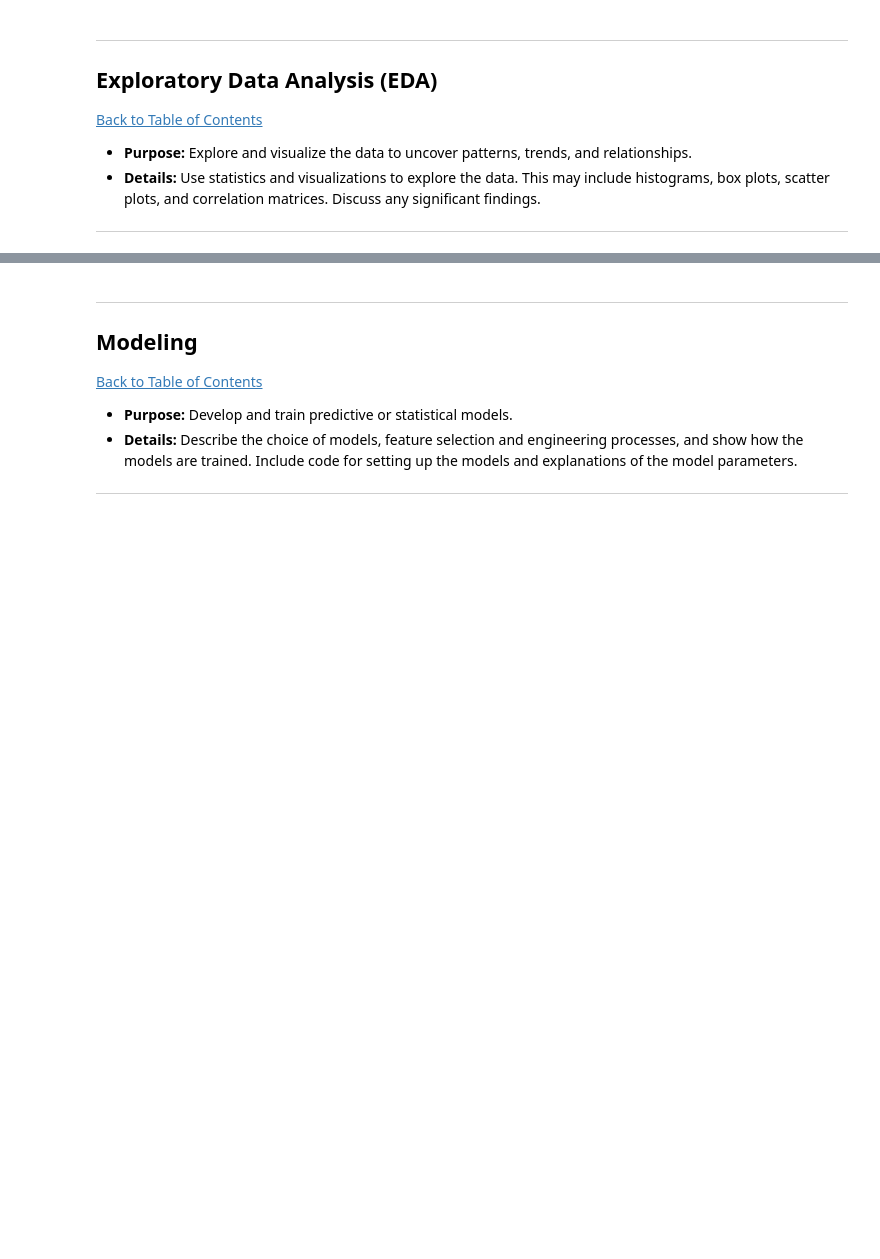
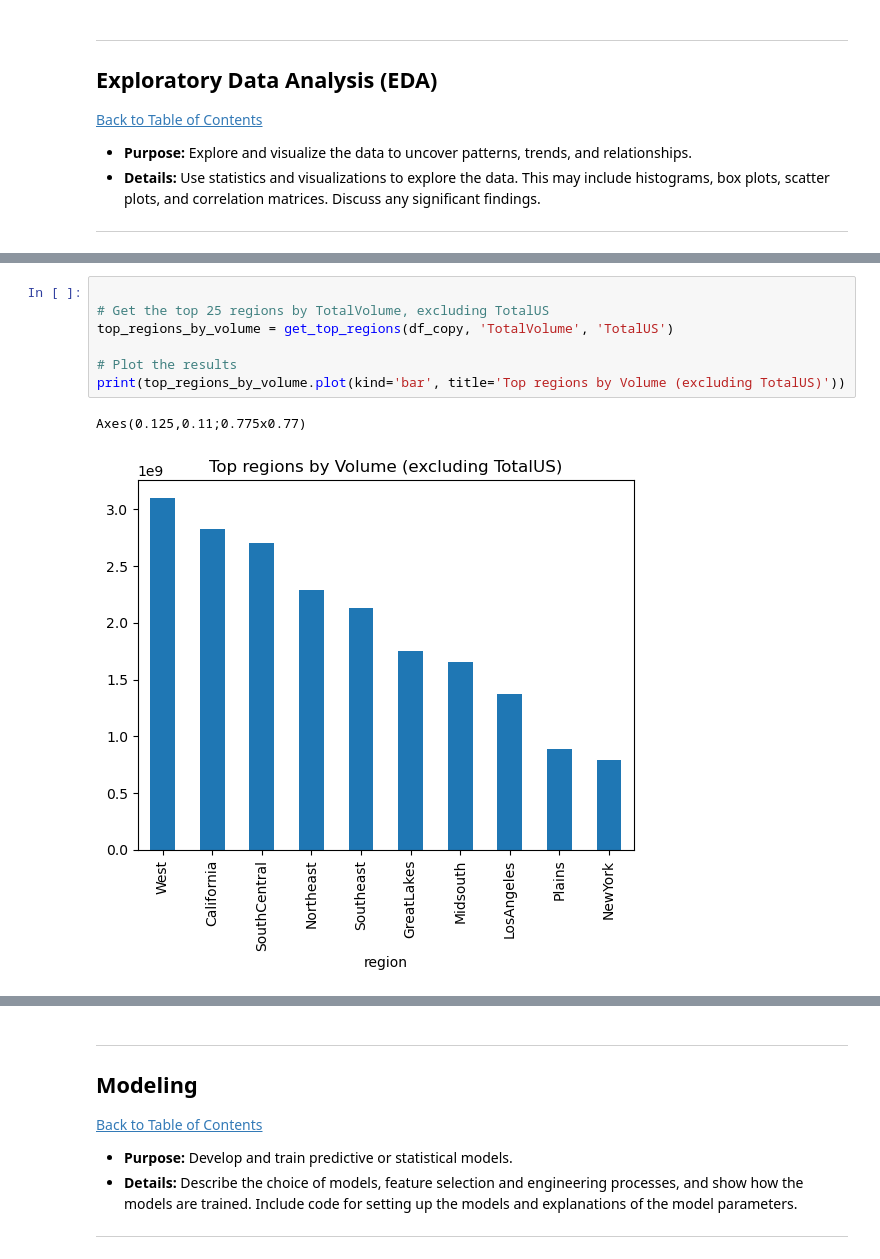
Before and after one commit to maseedatM5/Workplace, a Jupyter notebook: QCTO---Workplace-Module-Notebook-Template-4571.ipynb, the cells around one changed output, grey strips where cells are left out. Saved outputs shown, nothing was run; the diff lists cells and outputs as text; blank space fills up the shorter version.

```diff
--- a/QCTO---Workplace-Module-Notebook-Template-4571.ipynb
+++ b/QCTO---Workplace-Module-Notebook-Template-4571.ipynb
@@ -332,0 +384,10 @@ plot_release_by_year(df_copy)
+# %%
+
+# Get the top 25 regions by TotalVolume, excluding TotalUS
+top_regions_by_volume = get_top_regions(df_copy, 'TotalVolume', 'TotalUS')
+
+# Plot the results
+print(top_regions_by_volume.plot(kind='bar', title='Top regions by Volume (excluding TotalUS)'))
+# %% [output]
+Axes(0.125,0.11;0.775x0.77)
+[figure, added]
```
Also changed, not shown: parts of 13 cells of this notebook, 1 other file.
